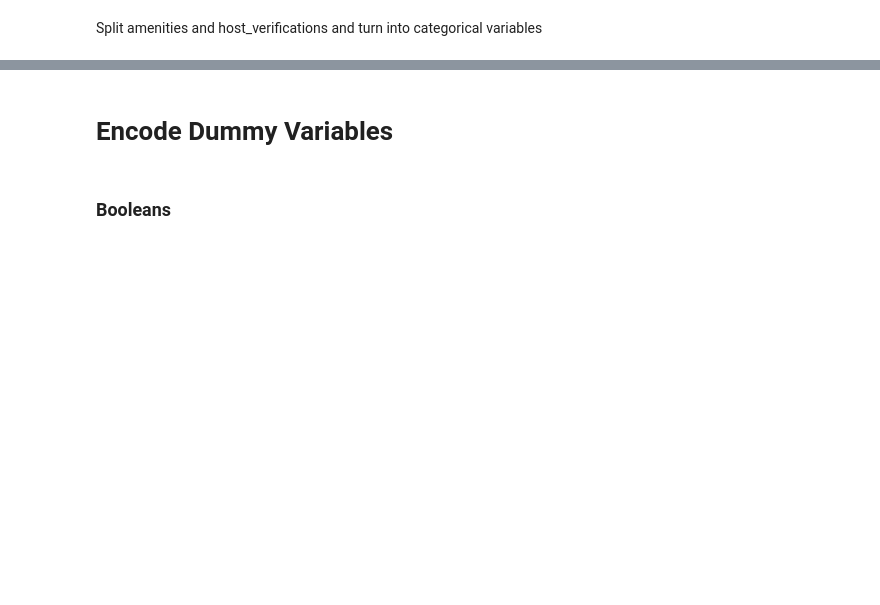
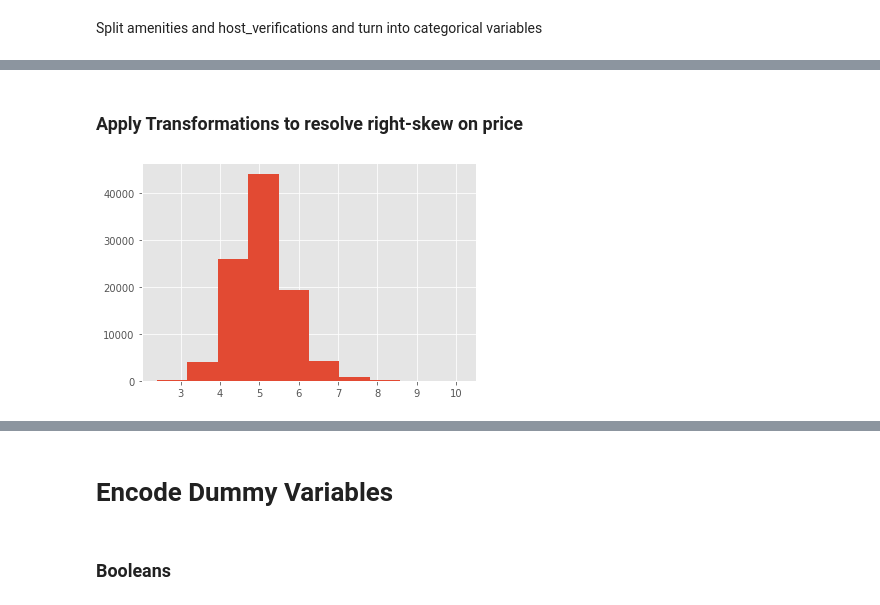
Before and after one commit to KishenSharma6/Airbnb-Analysis, a Jupyter notebook: Project Codes/04. Data Processing and Feature Engineering/2020_0213_Listings_Preprocessing_ML.ipynb, the cells around one changed output, grey strips where cells are left out. Saved outputs shown, nothing was run; the diff lists cells and outputs as text; code cells hidden in the pictures; blank space fills up the shorter version.

```diff
--- a/Project Codes/04. Data Processing and Feature Engineering/2020_0213_Listings_Preprocessing_ML.ipynb
+++ b/Project Codes/04. Data Processing and Feature Engineering/2020_0213_Listings_Preprocessing_ML.ipynb
@@ -307,0 +144,11 @@ Shape of data frame:  (65767, 352)
+# %% [markdown]
+### Apply Transformations to resolve right-skew on price
+# %%
+#Test Log function
+listings['price'] = np.log( listings['price']+ 1)
+
+#Plot distributions of numerics_log data
+listings['price'].hist();
+#works well on cleaning fee, price, total amenities
+# %% [output]
+[figure, added]
```
Also changed, not shown: parts of 42 cells of this notebook.
